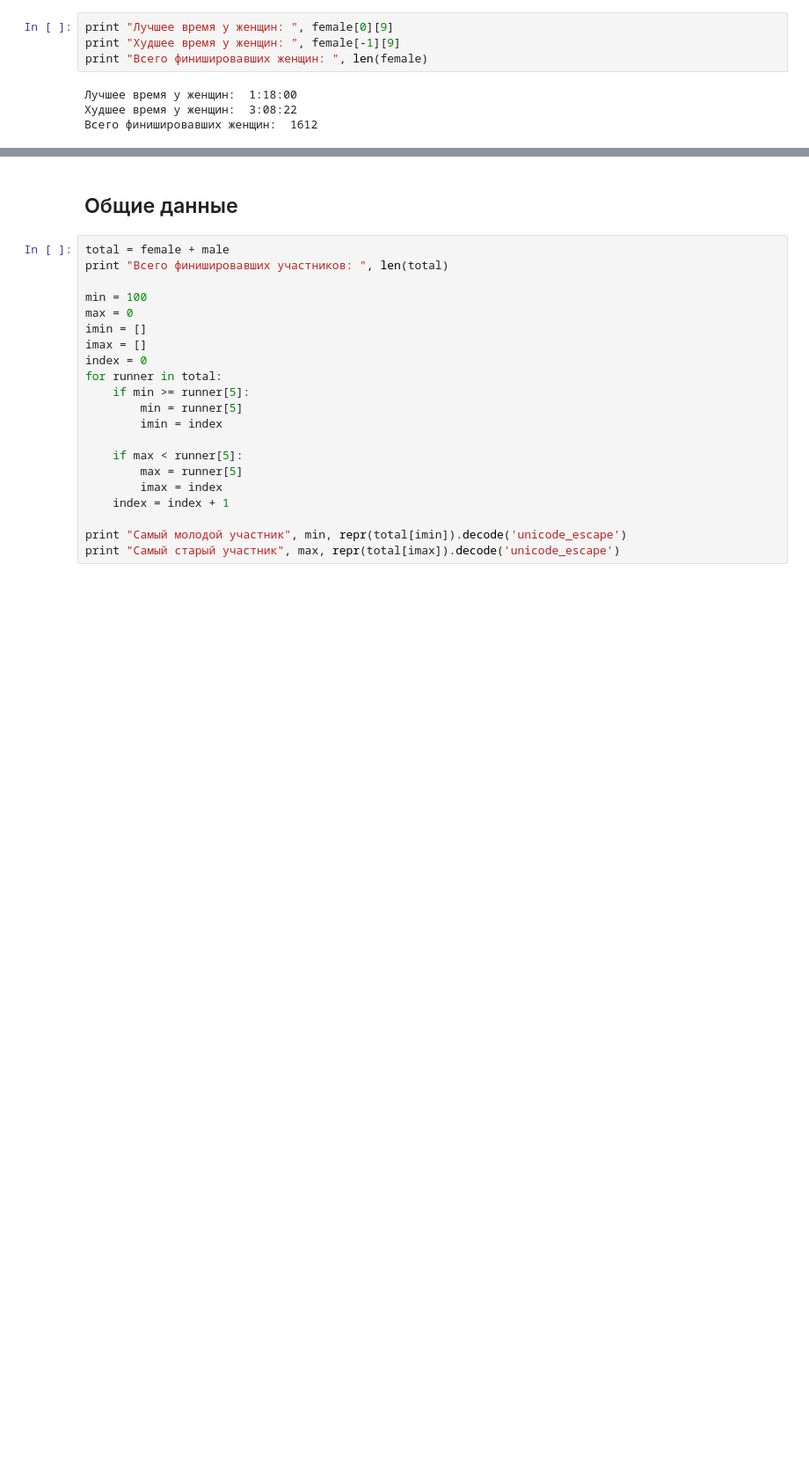
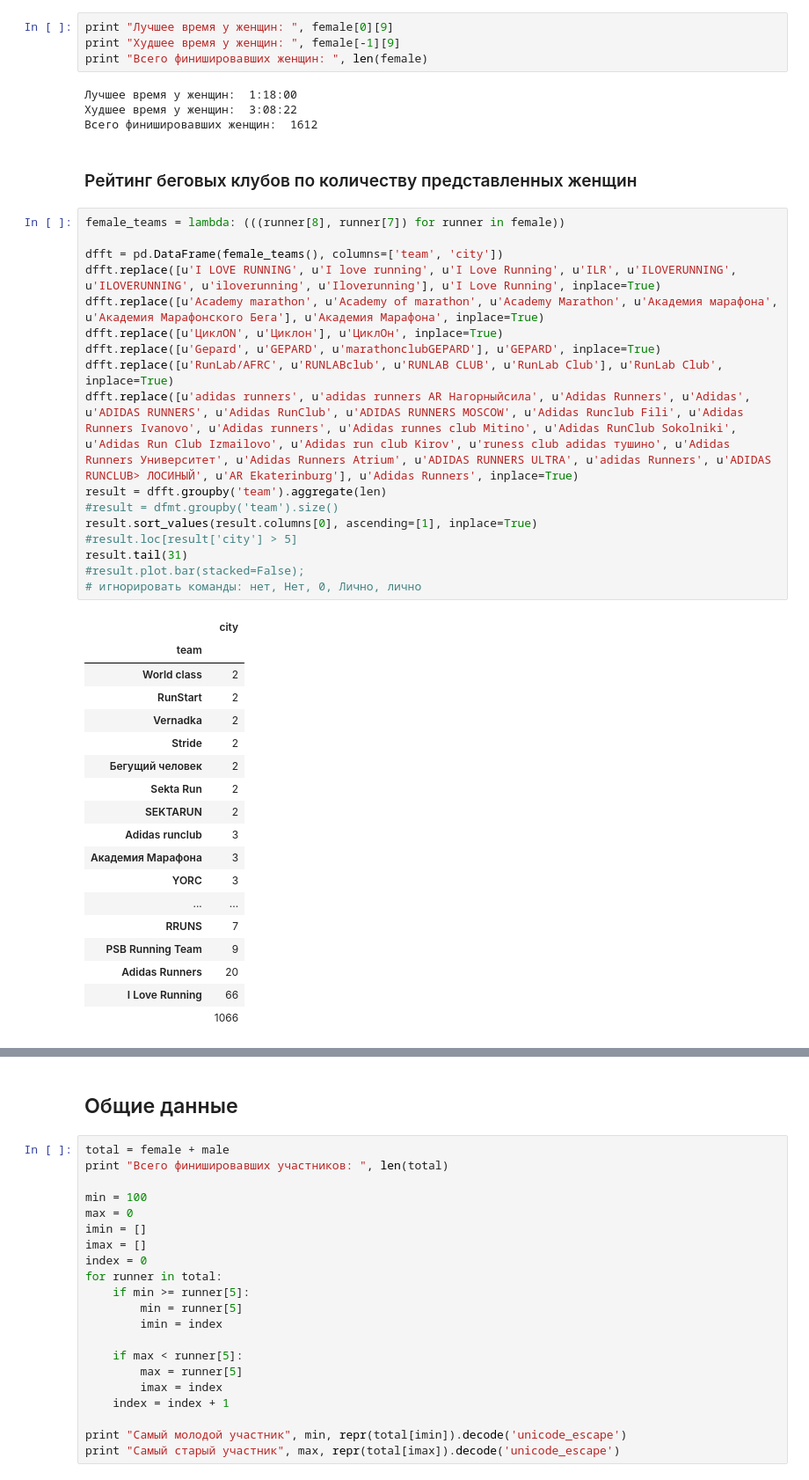
Before and after one commit to 185112007/notebooks, a Jupyter notebook: moscow-hm-2017.ipynb, the cells around one changed output, grey strips where cells are left out. Shown: that part at 88% size. Drawn from its saved outputs; the diff is of its cells as text; blank space fills up the shorter version.

```diff
--- a/moscow-hm-2017.ipynb
+++ b/moscow-hm-2017.ipynb
@@ -202,3 +210,41 @@ print "Всего финишировавших женщин: ", len(female)
 Лучшее время у женщин:  1:18:00
 Худшее время у женщин:  3:08:22
 Всего финишировавших женщин:  1612
+# %% [markdown]
+### Рейтинг беговых клубов по количеству представленных женщин
+# %%
+female_teams = lambda: (((runner[8], runner[7]) for runner in female))
+
+dfft = pd.DataFrame(female_teams(), columns=['team', 'city'])
+dfft.replace([u'I LOVE RUNNING', u'I love running', u'I Love Running', u'ILR', u'ILOVERUNNING', u'ILOVERUNNING', u'iloverunning', u'Iloverunning'], u'I Love Running', inplace=True)
+dfft.replace([u'Academy marathon', u'Academy of marathon', u'Academy Marathon', u'Академия марафона', u'Академия Марафонского Бега'], u'Академия Марафона', inplace=True)
+dfft.replace([u'ЦиклON', u'Циклон'], u'ЦиклОн', inplace=True)
+dfft.replace([u'Gepard', u'GEPARD', u'marathonclubGEPARD'], u'GEPARD', inplace=True)
+dfft.replace([u'RunLab/AFRC', u'RUNLABclub', u'RUNLAB CLUB', u'RunLab Club'], u'RunLab Club', inplace=True)
+dfft.replace([u'adidas runners', u'adidas runners AR Нагорныйсила', u'Adidas Runners', u'Adidas', u'ADIDAS RUNNERS', u'Adidas RunClub', u'ADIDAS RUNNERS MOSCOW', u'Adidas Runclub Fili', u'Adidas Runners Ivanovo', u'Adidas runners', u'Adidas runnes club Mitino', u'Adidas RunClub Sokolniki', u'Adidas Run Club Izmailovo', u'Adidas run club Kirov', u'runess club adidas тушино', u'Adidas Runners Университет', u'Adidas Runners Atrium', u'ADIDAS RUNNERS ULTRA', u'adidas Runners', u'ADIDAS RUNCLUB> ЛОСИНЫЙ', u'AR Ekaterinburg'], u'Adidas Runners', inplace=True)
+result = dfft.groupby('team').aggregate(len)
+#result = dfmt.groupby('team').size()
+result.sort_values(result.columns[0], ascending=[1], inplace=True)
+#result.loc[result['city'] > 5]
+result.tail(31)
+#result.plot.bar(stacked=False);
+# игнорировать команды: нет, Нет, 0, Лично, лично
+# %% [output]
+|  | city |
+| team |  |
+| World class | 2 |
+| RunStart | 2 |
+| Vernadka | 2 |
+| Stride | 2 |
+| Бегущий человек | 2 |
+| Sekta Run | 2 |
+| SEKTARUN | 2 |
+| Adidas runclub | 3 |
+| Академия Марафона | 3 |
+| YORC | 3 |
+| ... | ... |
+| RRUNS | 7 |
+| PSB Running Team | 9 |
+| Adidas Runners | 20 |
+| I Love Running | 66 |
+|  | 1066 |
```
Also changed, not shown: parts of 17 cells of this notebook.
